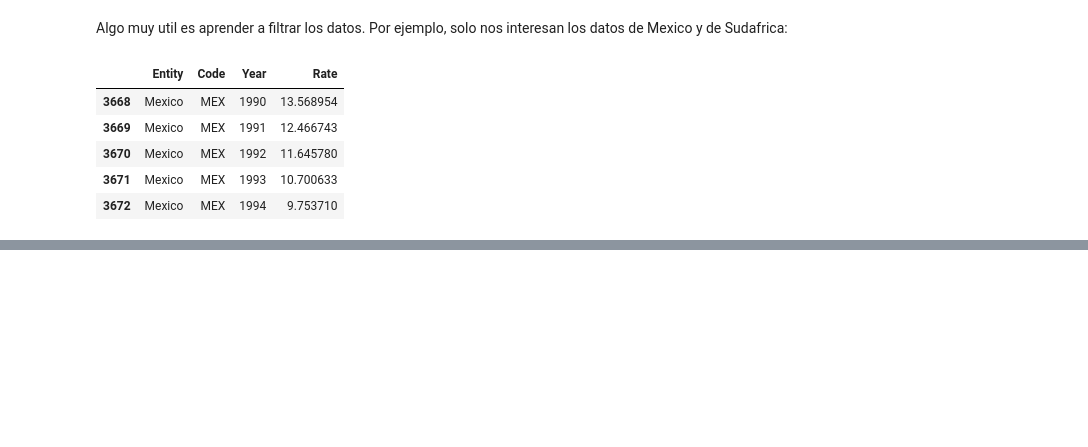
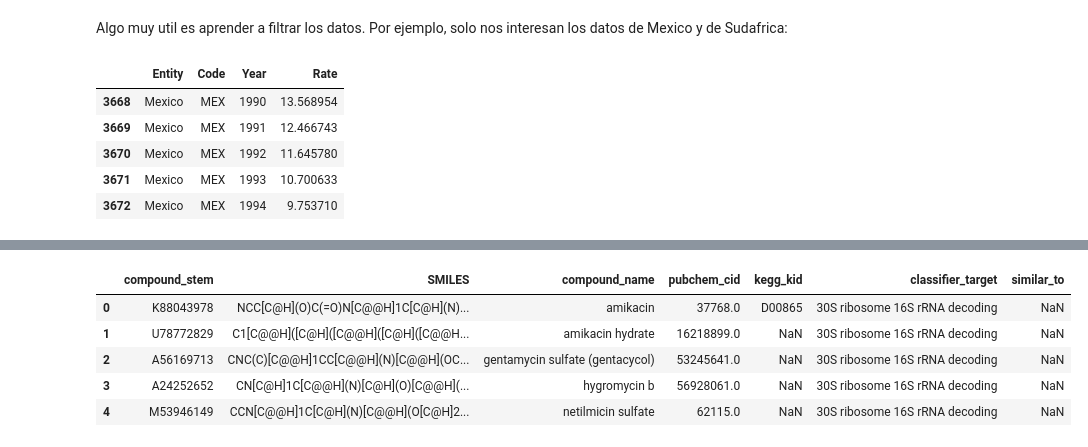
Before and after one commit to ajinich/tcj2021, a Jupyter notebook: code/intro_a_Python.ipynb, the cells around one changed output, grey strips where cells are left out. Saved outputs shown, nothing was run; the diff lists cells and outputs as text; code cells hidden in the pictures; blank space fills up the shorter version.

```diff
--- a/code/intro_a_Python.ipynb
+++ b/code/intro_a_Python.ipynb
@@ -94,0 +126,11 @@ Text(0, 0.5, 'TB death rate')
+# %%
+file_name = 'compounds.csv'
+df_mols = pd.read_csv(file_name)
+df_mols.head(5)
+# %% [output]
+|  | compound_stem | SMILES | compound_name | pubchem_cid | kegg_kid | classifier_target | similar_to |
+| 0 | K88043978 | NCC[C@H](O)C(=O)N[C@@H]1C[C@H](N)... | amikacin | 37768.0 | D00865 | 30S ribosome 16S rRNA decoding | NaN |
+| 1 | U78772829 | C1[C@@H]([C@H]([C@@H]([C@H]([C@@H... | amikacin hydrate | 16218899.0 | NaN | 30S ribosome 16S rRNA decoding | NaN |
+| 2 | A56169713 | CNC(C)[C@@H]1CC[C@@H](N)[C@@H](OC... | gentamycin sulfate (gentacycol) | 53245641.0 | NaN | 30S ribosome 16S rRNA decoding | NaN |
+| 3 | A24252652 | CN[C@H]1C[C@@H](N)[C@H](O)[C@@H](... | hygromycin b | 56928061.0 | NaN | 30S ribosome 16S rRNA decoding | NaN |
+| 4 | M53946149 | CCN[C@@H]1C[C@H](N)[C@@H](O[C@H]2... | netilmicin sulfate | 62115.0 | NaN | 30S ribosome 16S rRNA decoding | NaN |
```
Also changed, not shown: parts of 9 cells of this notebook.
